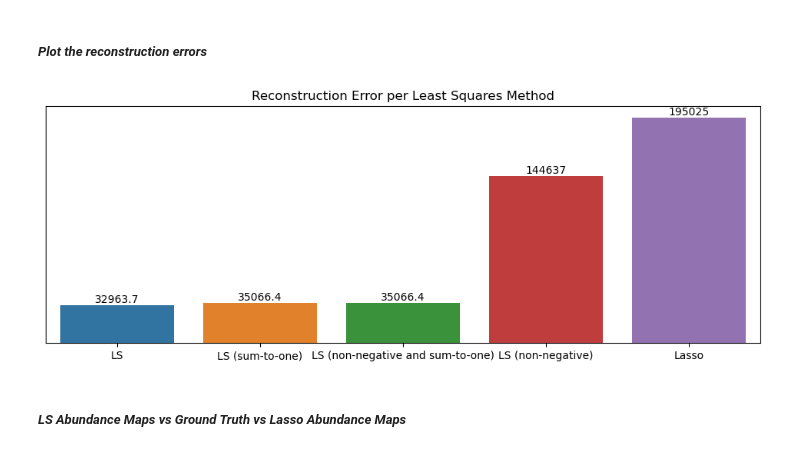
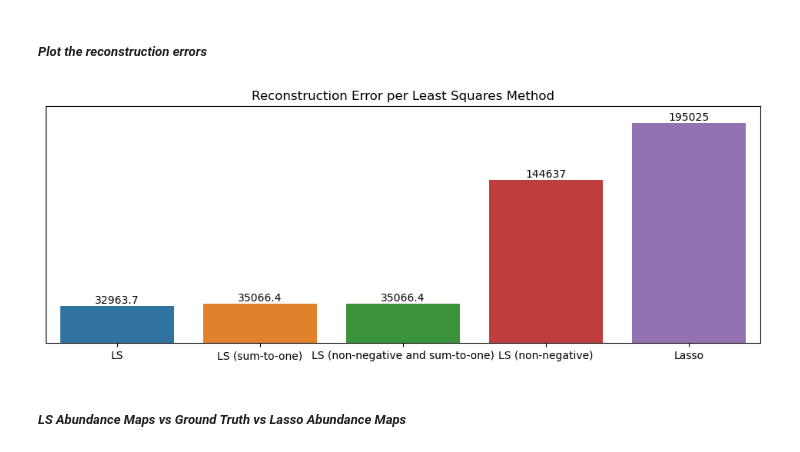
Before and after one commit to sapaladas/msc_data_science, a Jupyter notebook: q2-machine_learning_and_computational_statistics/hyperspectral_images_processing/main.ipynb, the cells around one changed output. Drawn from its saved outputs; the diff is of its cells as text; code cells hidden in the pictures.

Commit message:
fixed reconstruction errors plot

```diff
--- a/q2-machine_learning_and_computational_statistics/hyperspectral_images_processing/main.ipynb
+++ b/q2-machine_learning_and_computational_statistics/hyperspectral_images_processing/main.ipynb
@@ -604,15 +604,16 @@ df = pd.DataFrame(data=errors, index=methods, columns=['error'])
 # %%
 plt.figure(figsize=(12,4), dpi=100, facecolor='white')
 ax = sns.barplot(x=df.index, y=df.error, data=df, order=df.sort_values('error').index)
 ax.bar_label(ax.containers[0])
 plt.xlabel(None)
 plt.ylabel(None)
 plt.yticks([])
+plt.ylim(0,210000)
 plt.title('Reconstruction Error per Least Squares Method')
 plt.savefig('./images/reconstruction_errors_per_method.svg')
 plt.show()
 # %% [output]
-[figure, old version]
+[figure, new version]
 # %% [markdown]
 ##### *LS Abundance Maps vs Ground Truth vs Lasso Abundance Maps*
 # %%
```
Also changed, not shown: 1 other file.
